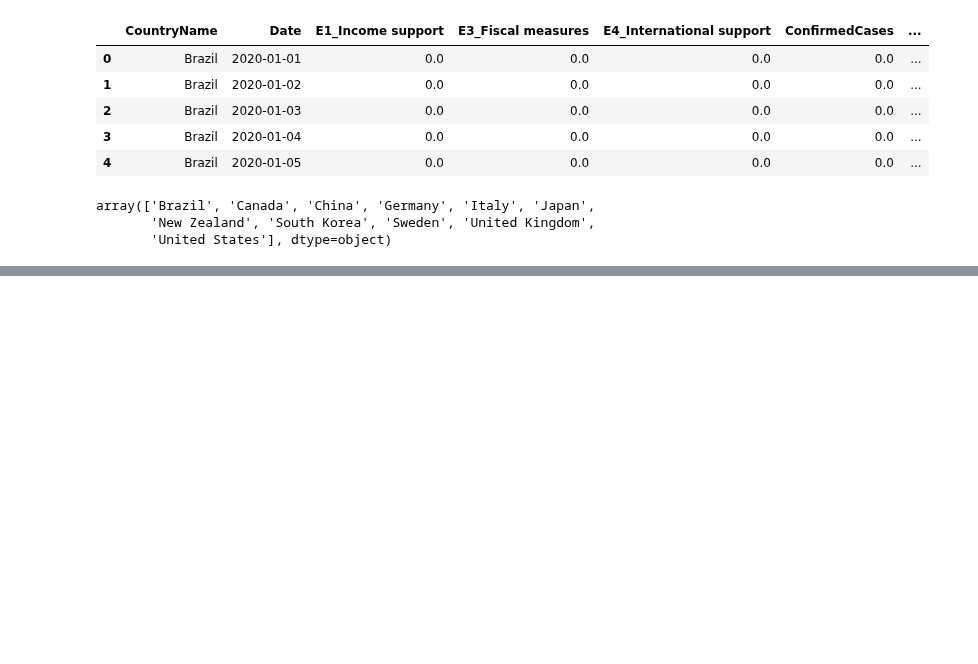
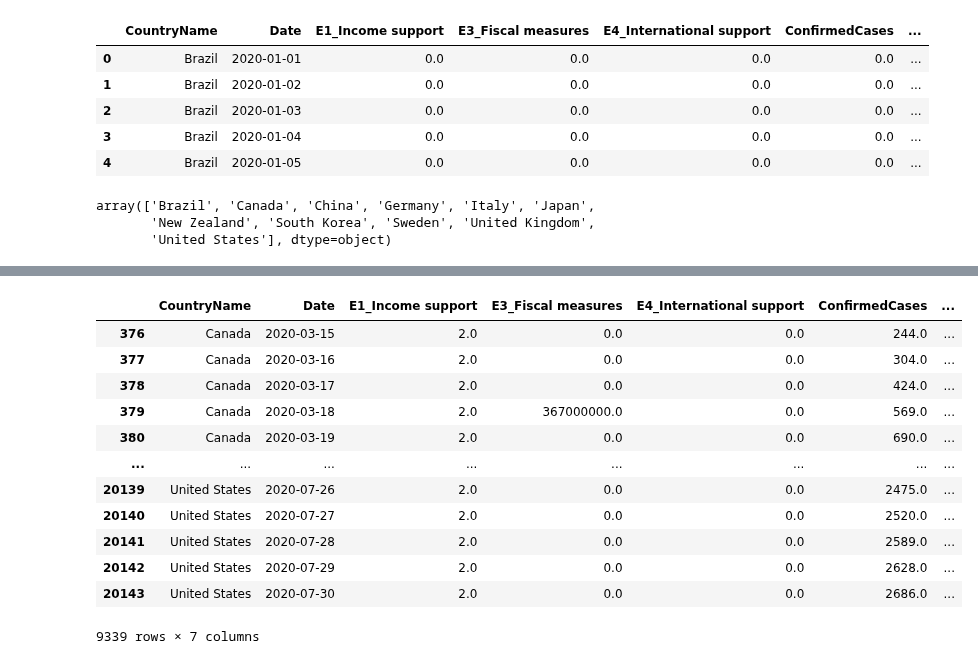
Before and after one commit to rejane-b/Project_1, a Jupyter notebook: Economics.ipynb, the cells around one changed output, grey strips where cells are left out. Cells and saved outputs as stored; diff of their text form; code cells hidden in the pictures; blank space fills up the shorter version.

```diff
--- a/Economics.ipynb
+++ b/Economics.ipynb
@@ -75,0 +102,16 @@ country_df
+# %%
+df_b
+# %% [output]
+|  | CountryName | Date | E1_Income support | E3_Fiscal measures | E4_International support | ConfirmedCases | ... |
+| 376 | Canada | 2020-03-15 | 2.0 | 0.0 | 0.0 | 244.0 | ... |
+| 377 | Canada | 2020-03-16 | 2.0 | 0.0 | 0.0 | 304.0 | ... |
+| 378 | Canada | 2020-03-17 | 2.0 | 0.0 | 0.0 | 424.0 | ... |
+| 379 | Canada | 2020-03-18 | 2.0 | 367000000.0 | 0.0 | 569.0 | ... |
+| 380 | Canada | 2020-03-19 | 2.0 | 0.0 | 0.0 | 690.0 | ... |
+| ... | ... | ... | ... | ... | ... | ... | ... |
+| 20139 | United States | 2020-07-26 | 2.0 | 0.0 | 0.0 | 2475.0 | ... |
+| 20140 | United States | 2020-07-27 | 2.0 | 0.0 | 0.0 | 2520.0 | ... |
+| 20141 | United States | 2020-07-28 | 2.0 | 0.0 | 0.0 | 2589.0 | ... |
+| 20142 | United States | 2020-07-29 | 2.0 | 0.0 | 0.0 | 2628.0 | ... |
+| 20143 | United States | 2020-07-30 | 2.0 | 0.0 | 0.0 | 2686.0 | ... |
+9339 rows × 7 columns
```
Also changed, not shown: parts of 12 cells of this notebook, 2 other files.
